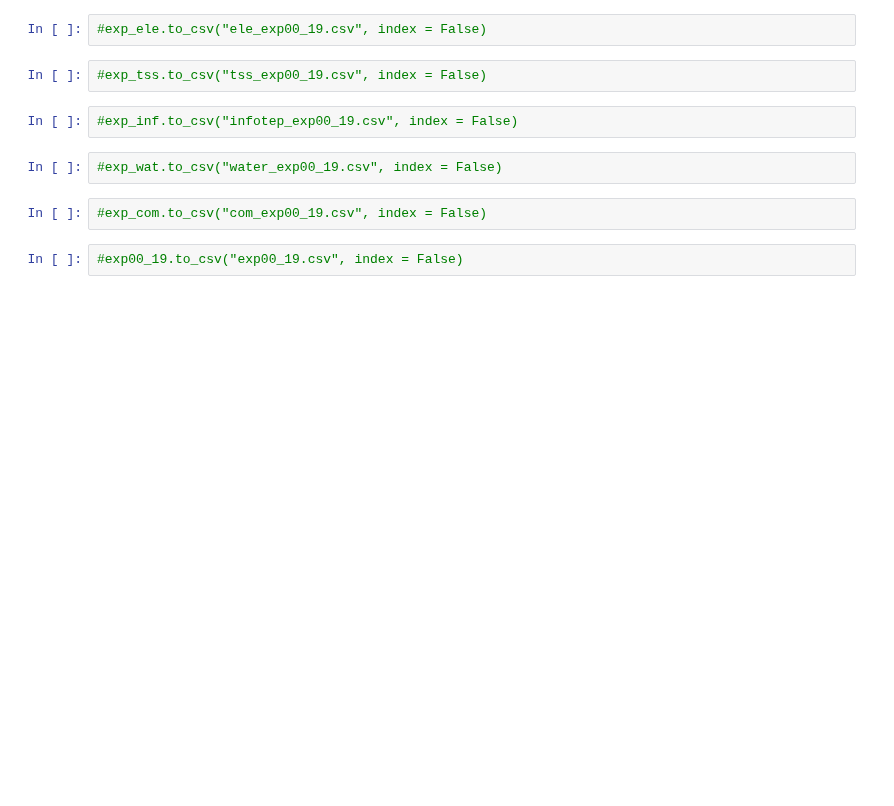
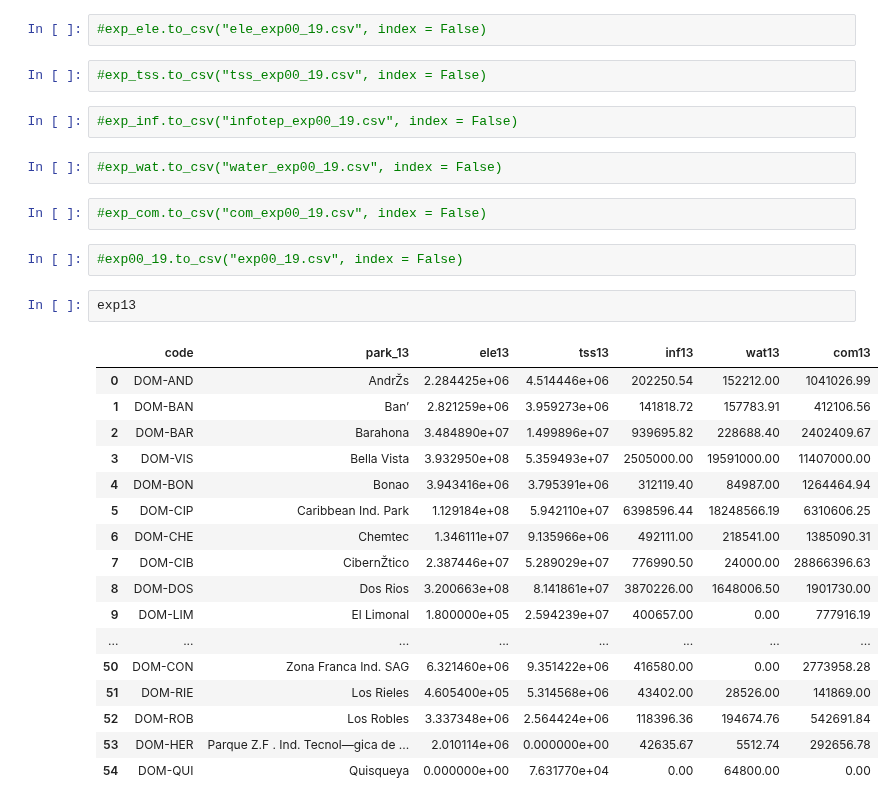
Before and after one commit to HendrixPeralta/research_data, a Jupyter notebook: sez_expenses/Exp_manipulation.ipynb, the cells around one changed output. Drawn from its saved outputs; the diff is of its cells as text; blank space fills up the shorter version.

```diff
--- a/sez_expenses/Exp_manipulation.ipynb
+++ b/sez_expenses/Exp_manipulation.ipynb
@@ -111,3 +111,23 @@ exp_com = exp00_19[exp00_19.columns[com]]
 #exp_com.to_csv("com_exp00_19.csv", index = False)
 # %%
 #exp00_19.to_csv("exp00_19.csv", index = False)
+# %%
+exp13
+# %% [output]
+|  | code | park_13 | ele13 | tss13 | inf13 | wat13 | com13 |
+| 0 | DOM-AND | AndrŽs | 2.284425e+06 | 4.514446e+06 | 202250.54 | 152212.00 | 1041026.99 |
+| 1 | DOM-BAN | Ban’ | 2.821259e+06 | 3.959273e+06 | 141818.72 | 157783.91 | 412106.56 |
+| 2 | DOM-BAR | Barahona | 3.484890e+07 | 1.499896e+07 | 939695.82 | 228688.40 | 2402409.67 |
+| 3 | DOM-VIS | Bella Vista | 3.932950e+08 | 5.359493e+07 | 2505000.00 | 19591000.00 | 11407000.00 |
+| 4 | DOM-BON | Bonao | 3.943416e+06 | 3.795391e+06 | 312119.40 | 84987.00 | 1264464.94 |
+| 5 | DOM-CIP | Caribbean Ind. Park | 1.129184e+08 | 5.942110e+07 | 6398596.44 | 18248566.19 | 6310606.25 |
+| 6 | DOM-CHE | Chemtec | 1.346111e+07 | 9.135966e+06 | 492111.00 | 218541.00 | 1385090.31 |
+| 7 | DOM-CIB | CibernŽtico | 2.387446e+07 | 5.289029e+07 | 776990.50 | 24000.00 | 28866396.63 |
+| 8 | DOM-DOS | Dos Rios | 3.200663e+08 | 8.141861e+07 | 3870226.00 | 1648006.50 | 1901730.00 |
+| 9 | DOM-LIM | El Limonal | 1.800000e+05 | 2.594239e+07 | 400657.00 | 0.00 | 777916.19 |
+| ... | ... | ... | ... | ... | ... | ... | ... |
+| 50 | DOM-CON | Zona Franca Ind. SAG | 6.321460e+06 | 9.351422e+06 | 416580.00 | 0.00 | 2773958.28 |
+| 51 | DOM-RIE | Los Rieles | 4.605400e+05 | 5.314568e+06 | 43402.00 | 28526.00 | 141869.00 |
+| 52 | DOM-ROB | Los Robles | 3.337348e+06 | 2.564424e+06 | 118396.36 | 194674.76 | 542691.84 |
+| 53 | DOM-HER | Parque Z.F . Ind. Tecnol—gica de ... | 2.010114e+06 | 0.000000e+00 | 42635.67 | 5512.74 | 292656.78 |
+| 54 | DOM-QUI | Quisqueya | 0.000000e+00 | 7.631770e+04 | 0.00 | 64800.00 | 0.00 |
```
Also changed, not shown: 8 other files.
